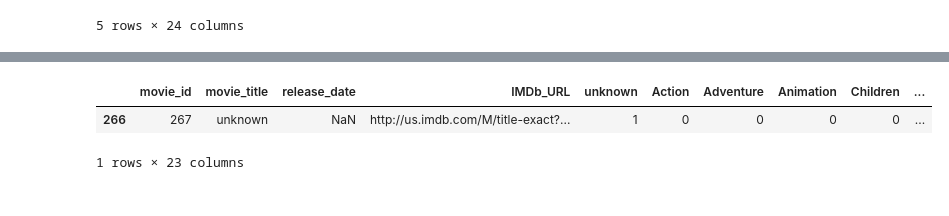
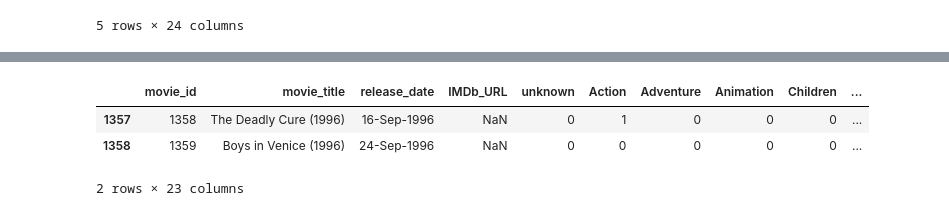
Before and after one commit to manassesj/imersaopet, a Jupyter notebook: Untitled-1.ipynb, the cells around one changed output, grey strips where cells are left out. Saved outputs shown, nothing was run; the diff lists cells and outputs as text; code cells hidden in the pictures.

```diff
--- a/Untitled-1.ipynb
+++ b/Untitled-1.ipynb
@@ -38,8 +38,9 @@ Western                  0
 dtype: int64
 # %%
 #A coluna video_release_date está completamente vazia, então vai ser retirada
+#Existe uma colunas com titulo unknown
 
 data_movie_copy = data_movie.copy()
-data_movie_copy = data_movie_copy.drop("video_release_date", axis=1)
+data_movie_copy = data_movie_copy.drop(["video_release_date", "unknwon"], axis=1)
 data_movie_copy.head()
 # %% [output]
@@ -53,14 +48,15 @@ data_movie_copy.head()
 # %%
 #Alguns IMDb_URL não possuem valor, mas como a url possue um padrão é possivel gerar resultados para ela
 #Foi identificado que um dos filmes não possui valores, então vais ser excluido antes da opereção
-data_movie_copy.drop(266)
+data_movie_copy.loc[266] = ""
 data_index_na_imbd_url = data_movie_copy.loc[data_movie_copy.isna().any(axis=1), "IMDb_URL"]
 data_na_imbd_url = data_movie_copy.loc[data_index_na_imbd_url.index]
 data_na_imbd_url.head()
 # %% [output]
 |  | movie_id | movie_title | release_date | IMDb_URL | unknown | Action | Adventure | Animation | Children | ... |
-| 266 | 267 | unknown | NaN | http://us.imdb.com/M/title-exact?... | 1 | 0 | 0 | 0 | 0 | ... |
+| 1357 | 1358 | The Deadly Cure (1996) | 16-Sep-1996 | NaN | 0 | 1 | 0 | 0 | 0 | ... |
+| 1358 | 1359 | Boys in Venice (1996) | 24-Sep-1996 | NaN | 0 | 0 | 0 | 0 | 0 | ... |
-1 rows × 23 columns
+2 rows × 23 columns
 # %%
 #Função que cria as urls com base no titulo para depois substituir no dataset
 def build_url(title):
```
Also changed, not shown: parts of 10 cells of this notebook.
